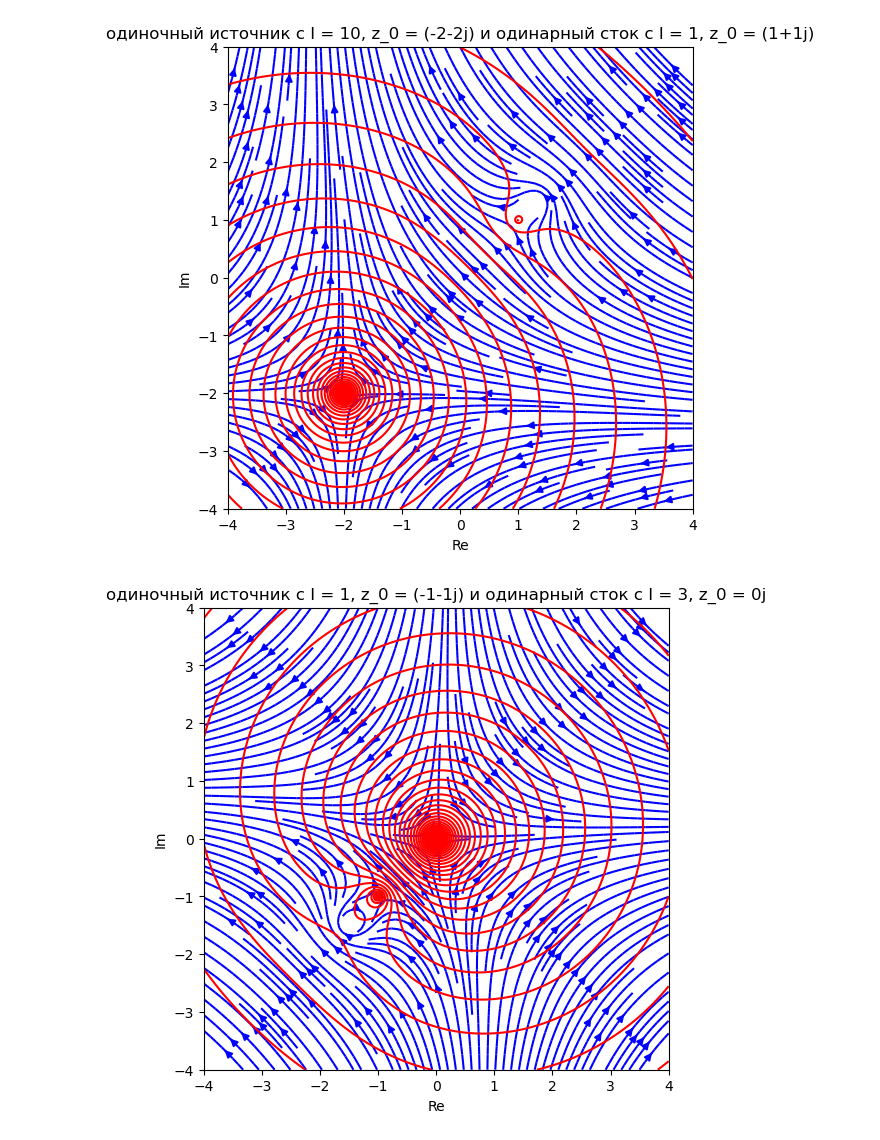
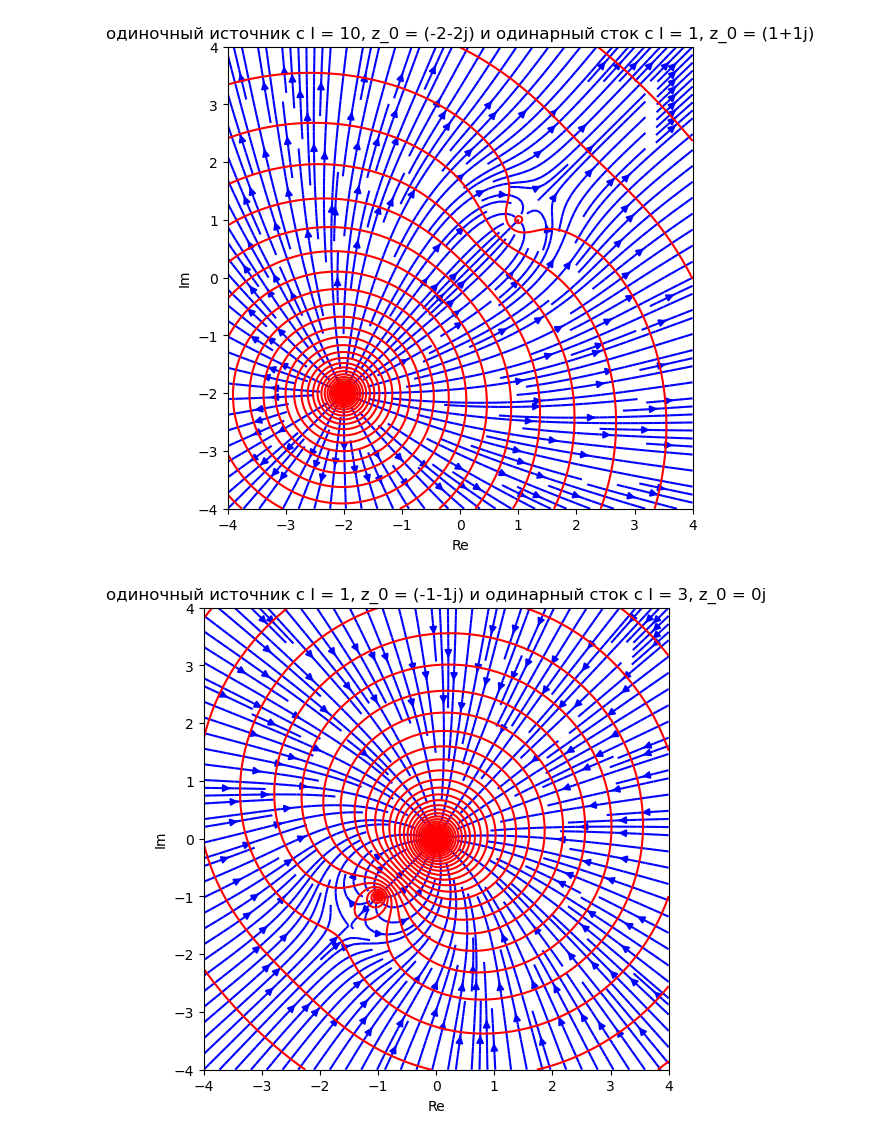
Before and after one commit to error404124/complex_analysis, a Jupyter notebook: Py3.ipynb, the cells around one changed output. Saved outputs shown, nothing was run; the diff lists cells and outputs as text; code cells hidden in the pictures.

```diff
--- a/Py3.ipynb
+++ b/Py3.ipynb
@@ -4,13 +4,13 @@ import matplotlib.pyplot as plt
 # %%
 def W_V_source(z, I, z_0):
     W = I * np.log(z - z_0) / (2 * np.pi)
-    V = -I / (2 * np.pi * (z - z_0))
-    return W, V
+    u, v = np.gradient(W)
+    return W, u, v
 # %%
 def W_V_sink(z, I, z_0):
     W = -I * np.log(z - z_0) / (2 * np.pi)
-    V = I / (2 * np.pi * (z - z_0))
-    return W, V
+    u, v = np.gradient(W)
+    return W, u, v
 # %%
 def W_V_vortex(z, I, z_0):
     W = I  * np.log(z - z_0) / (2 * np.pi * 1j)
@@ -19,17 +19,17 @@ def W_V_vortex(z, I, z_0):
 # %%
-def picture_1(z_0_1, I_1, z_0_2, I_2, Z):
-    W_source, V_source = W_V_source(Z, I_1, z_0_1)
-    W_sink, V_sink = W_V_sink(Z, I_2, z_0_2)
+def picture_1(z_0_1, I_1, z_0_2, I_2, Z, X, Y):
+    W_source, U_source, V_source = W_V_source(Z, I_1, z_0_1)
+    W_sink, U_sink, V_sink = W_V_sink(Z, I_2, z_0_2)
 
     W_total = W_source + W_sink
+    U_total = U_source + U_sink
     V_total = V_source + V_sink
 
-    stream_function = np.imag(W_total)
     velocity_potential = np.real(W_total)
 
     plt.figure(figsize=(6, 6))
 
-    plt.streamplot(X, Y, np.real(V_total), np.imag(V_total), color='blue', density=2)
+    plt.streamplot(X, Y, np.real(V_total), np.real(U_total), color='blue', density=2)
     contour = plt.contour(X, Y, velocity_potential, levels=50, colors='red', linestyles='solid')
 
     plt.title(f'одиночный источник с I = {I_1}, z_0 = {z_0_1} и одинарный сток с I = {I_2}, z_0 = {z_0_2}')
@@ -84,6 +85,6 @@ X, Y = np.meshgrid(x, y)
 Z = X + 1j*Y
 # %%
-picture_1(complex(-1, -1), 1, complex(1, 1), 1, Z)
-picture_1(complex(-2, -2), 10, complex(1, 1), 1, Z)
-picture_1(complex(-1, -1), 1, complex(0, 0), 3, Z)
+picture_1(complex(-1, -1), 1, complex(1, 1), 1, Z, X, Y)
+picture_1(complex(-2, -2), 10, complex(1, 1), 1, Z, X, Y)
+picture_1(complex(-1, -1), 1, complex(0, 0), 3, Z, X, Y)
 # %% [output]
@@ -91,3 +92,3 @@ picture_1(complex(-1, -1), 1, complex(0, 0), 3, Z)
-[figure, old version]
+[figure, new version]
-[figure, old version]
+[figure, new version]
 # %%
```
Also changed, not shown: parts of 7 cells of this notebook.
